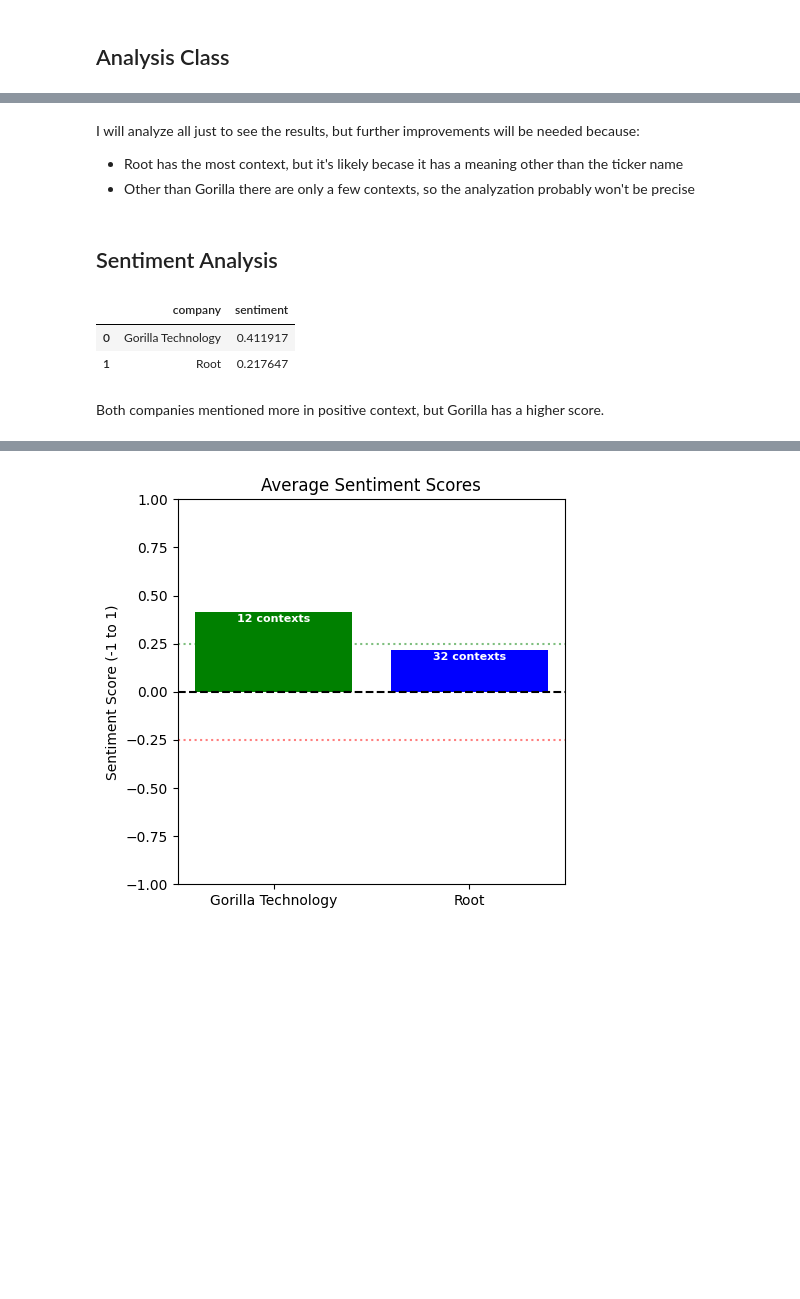
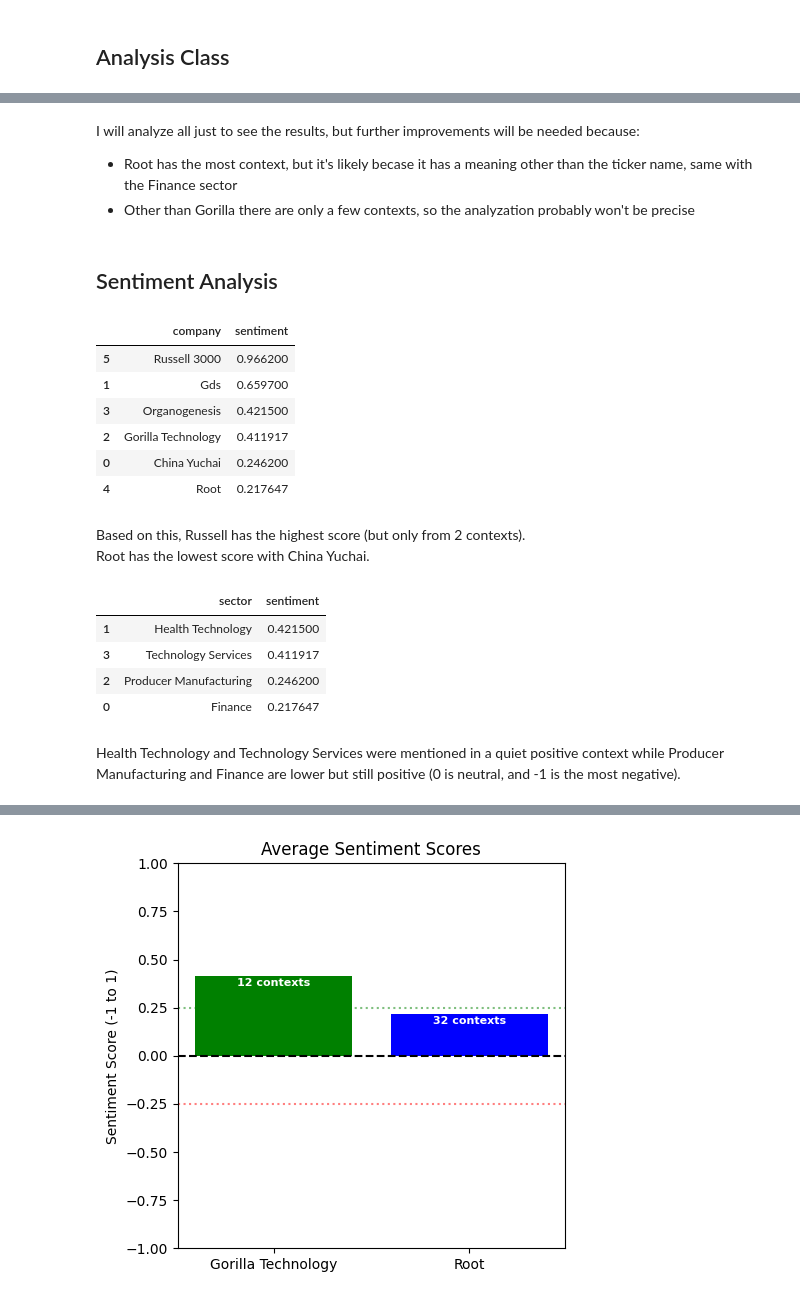
Before and after one commit to TheKusz/Python_DSM020-2024-OCT, a Jupyter notebook: Final Coursework/final coursework.ipynb, the cells around one changed output, grey strips where cells are left out. Saved outputs shown, nothing was run; the diff lists cells and outputs as text; code cells hidden in the pictures; blank space fills up the shorter version.

```diff
--- a/Final Coursework/final coursework.ipynb
+++ b/Final Coursework/final coursework.ipynb
@@ -1006,16 +1012,34 @@ top_mentioned
 # %% [markdown]
 I will analyze all just to see the results, but further improvements will be needed because:
-- Root has the most context, but it's likely becase it has a meaning other than the ticker name
+- Root has the most context, but it's likely becase it has a meaning other than the ticker name, same with the Finance sector
 - Other than Gorilla there are only a few contexts, so the analyzation probably won't be precise
 # %% [markdown]
 ## Sentiment Analysis
 # %%
-clean_df = analyzer.add_sentiment_scores(clean_df)
-sentiment_results = clean_df.groupby('company')['sentiment'].mean().reset_index()
-sentiment_results.head(3)
+# Add sentiment scores
+clean_company_df = analyzer.add_sentiment_scores(clean_company_df)
+company_sentiment = clean_company_df.groupby('company')['sentiment'].mean().reset_index()
+company_sentiment.sort_values(by='sentiment', ascending=False)
 # %% [output]
 |  | company | sentiment |
-| 0 | Gorilla Technology | 0.411917 |
-| 1 | Root | 0.217647 |
+| 5 | Russell 3000 | 0.966200 |
+| 1 | Gds | 0.659700 |
+| 3 | Organogenesis | 0.421500 |
+| 2 | Gorilla Technology | 0.411917 |
+| 0 | China Yuchai | 0.246200 |
+| 4 | Root | 0.217647 |
+# %% [markdown]
+Based on this, Russell has the highest score (but only from 2 contexts).
+Root has the lowest score with China Yuchai.
+# %%
+sector_context_df = analyzer.add_sentiment_scores(clean_company_df)
+sector_sentiment = sector_context_df.groupby('sector')['sentiment'].mean().reset_index()
+sector_sentiment.sort_values(by='sentiment', ascending=False)
+# %% [output]
+|  | sector | sentiment |
+| 1 | Health Technology | 0.421500 |
+| 3 | Technology Services | 0.411917 |
+| 2 | Producer Manufacturing | 0.246200 |
+| 0 | Finance | 0.217647 |
 # %% [markdown]
-Both companies mentioned more in positive context, but Gorilla has a higher score.
+Health Technology and Technology Services were mentioned in a quiet positive context while Producer Manufacturing and Finance are lower but still positive (0 is neutral, and -1 is the most negative).
```
Also changed, not shown: parts of 8 cells of this notebook.
